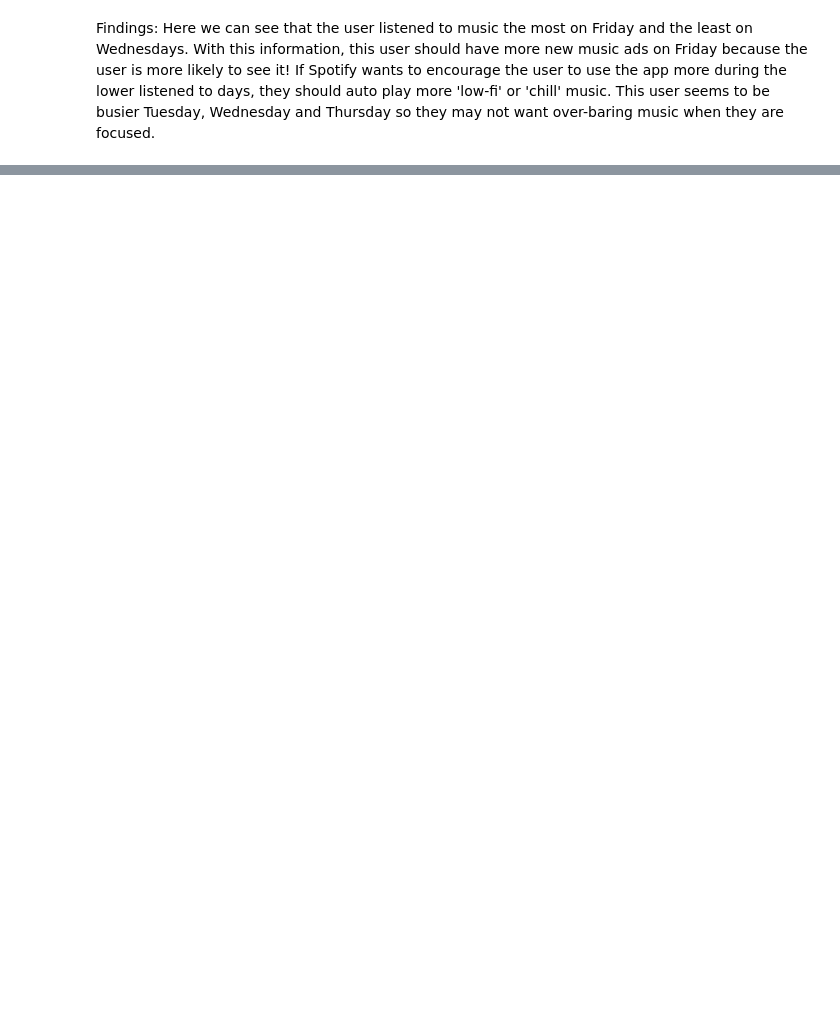
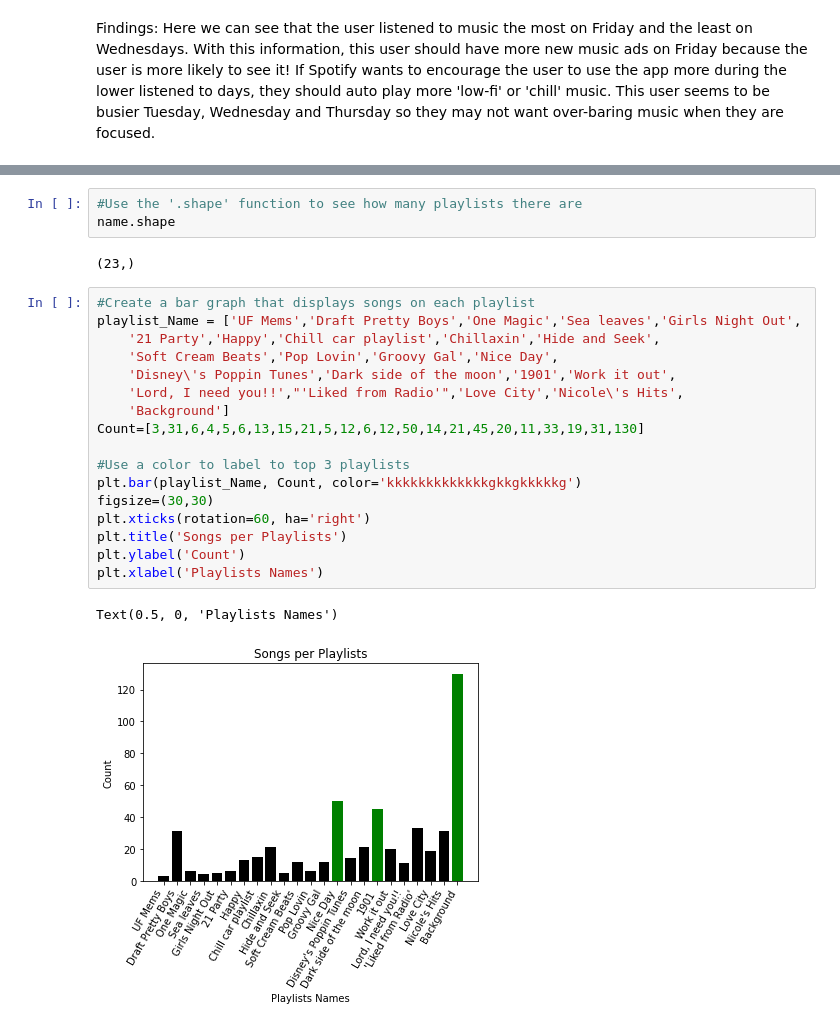
Before and after one commit to nicolecrosdale/Projects, a Jupyter notebook: Spotify_Data.ipynb, the cells around one changed output, grey strips where cells are left out. Cells and saved outputs as stored; diff of their text form; blank space fills up the shorter version.

```diff
--- a/Spotify_Data.ipynb
+++ b/Spotify_Data.ipynb
@@ -262,0 +517,25 @@ Findings: LEON is the most listened to artists so Spotify should target more of
+# %%
+#Use the '.shape' function to see how many playlists there are
+name.shape
+# %% [output]
+(23,)
+# %%
+#Create a bar graph that displays songs on each playlist
+playlist_Name = ['UF Mems','Draft Pretty Boys','One Magic','Sea leaves','Girls Night Out',
+    '21 Party','Happy','Chill car playlist','Chillaxin','Hide and Seek',
+    'Soft Cream Beats','Pop Lovin','Groovy Gal','Nice Day',
+    'Disney\'s Poppin Tunes','Dark side of the moon','1901','Work it out',
+    'Lord, I need you!!',"'Liked from Radio'",'Love City','Nicole\'s Hits',
+    'Background']
+Count=[3,31,6,4,5,6,13,15,21,5,12,6,12,50,14,21,45,20,11,33,19,31,130]
+
+#Use a color to label to top 3 playlists
+plt.bar(playlist_Name, Count, color='kkkkkkkkkkkkkgkkgkkkkkg')
+figsize=(30,30)
+plt.xticks(rotation=60, ha='right')
+plt.title('Songs per Playlists')
+plt.ylabel('Count')
+plt.xlabel('Playlists Names')
+# %% [output]
+Text(0.5, 0, 'Playlists Names')
+[figure, added]
```
Also changed, not shown: parts of 57 cells of this notebook.
